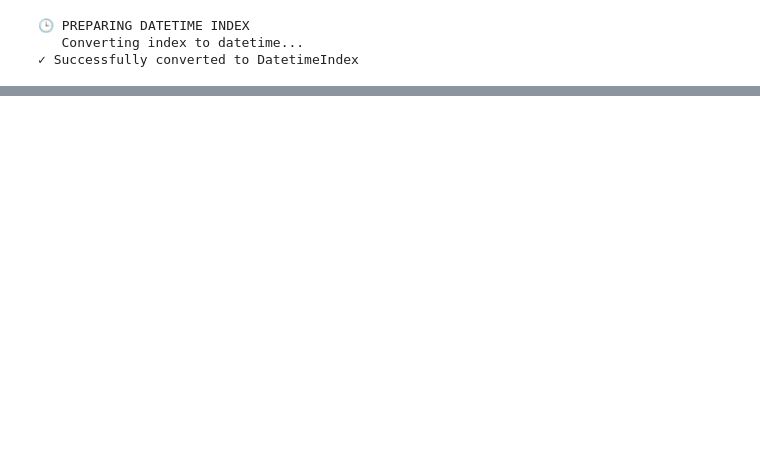
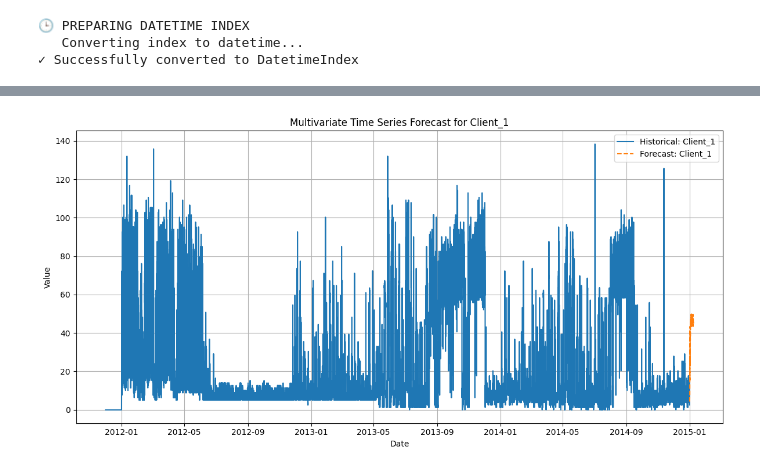
Before and after one commit to TschangoMP/Energy-Demand-Forecast, a Jupyter notebook: notebooks/03_models/multivariate_forecasts.ipynb, the cells around one changed output, grey strips where cells are left out. Cells and saved outputs as stored; diff of their text form; code cells hidden in the pictures; blank space fills up the shorter version.

Commit message:
Adjuste Multivariate Forecaster to be more robust. Added One-Hot Encoding.

```diff
--- a/notebooks/03_models/multivariate_forecasts.ipynb
+++ b/notebooks/03_models/multivariate_forecasts.ipynb
@@ -26,7 +26,7 @@ display(df.head())
 5 rows × 34 columns
 # %%
 # Filter the DataFrame to keep only data from June 2012 onwards
-df = df[df.index >= '2011-12-01'].iloc[:, :8]
+df = df[df.index >= '2011-12-01']
 
 # Display the updated DataFrame info
 print(f"Data shape after filtering: {df.shape}")
@@ -59,11 +142,12 @@ Available columns: ['Client_1', 'year', 'hour', 'is_business_hour', 'month', 'da
 # Set parameters for the forecaster
 initial_window = 8760  # One full year of hourly data to capture all seasonal patterns
 step_length = 168*30     # One week of data (24 hours × 7 days) for regular model updates
-forecast_horizon = np.arange(1, 25)  # Forecast horizon of 24 steps (one full day ahead)
+forecast_horizon = np.arange(1, 25*7)  # Forecast horizon of 24 steps (one full day ahead)
 
 # Initialize the forecaster
 forecaster = MultivariateForecaster(
-    y=df,
+    data=df,
+    target_columns=["Client_1"],
     config_path="../../config/small_mv_config.json",
     initial_window=initial_window,
     step_length=step_length,
@@ -106,0 +180,8 @@ AttributeError: 'NoneType' object has no attribute 'T'
+# %%
+# ===============================
+# 4. Generate and Visualize Forecasts
+# ===============================
+# Generate forecasts for the next time periods
+forecast = forecaster.forecast(forecast_horizon)
+print("Forecasts:")
+print(forecast)
@@ -107,27 +204,21 @@ AttributeError: 'NoneType' object has no attribute 'T'
 # %%
-# ===============================
-# 4. Generate and Visualize Forecasts
-# ===============================
+# Plot the historical data and forecasts for the column 'Client_1'
+plt.figure(figsize=(12, 6))
 
-# Generate forecasts for the next time periods
-forecast = forecaster.forecast()
-print("Forecasts:")
-print(forecast)
+if 'Client_1' in df.columns:
+    plt.plot(df.index, df['Client_1'], label='Historical: Client_1')
+if 'Client_1' in forecast.columns:
+    plt.plot(forecast.index, forecast['Client_1'], label='Forecast: Client_1', linestyle='--')
 
-# Plot the historical data and forecasts for each series
-plt.figure(figsize=(12, 6))
-for column in df.columns:
-    plt.plot(df.index, df[column], label=f'Historical: {column}')
-    if column in forecast.columns:
-        plt.plot(forecast.index, forecast[column], label=f'Forecast: {column}', linestyle='--')
-
-plt.title('Multivariate Time Series Forecast')
+plt.title('Multivariate Time Series Forecast for Client_1')
 plt.xlabel('Date')
 plt.ylabel('Value')
 plt.legend()
 plt.grid(True)
 plt.tight_layout()
 plt.show()
+# %% [output]
+[figure, added]
 # %%
 # ===============================
 # 5. Save the Results
```
Also changed, not shown: parts of 6 cells of this notebook, 2 other files.
